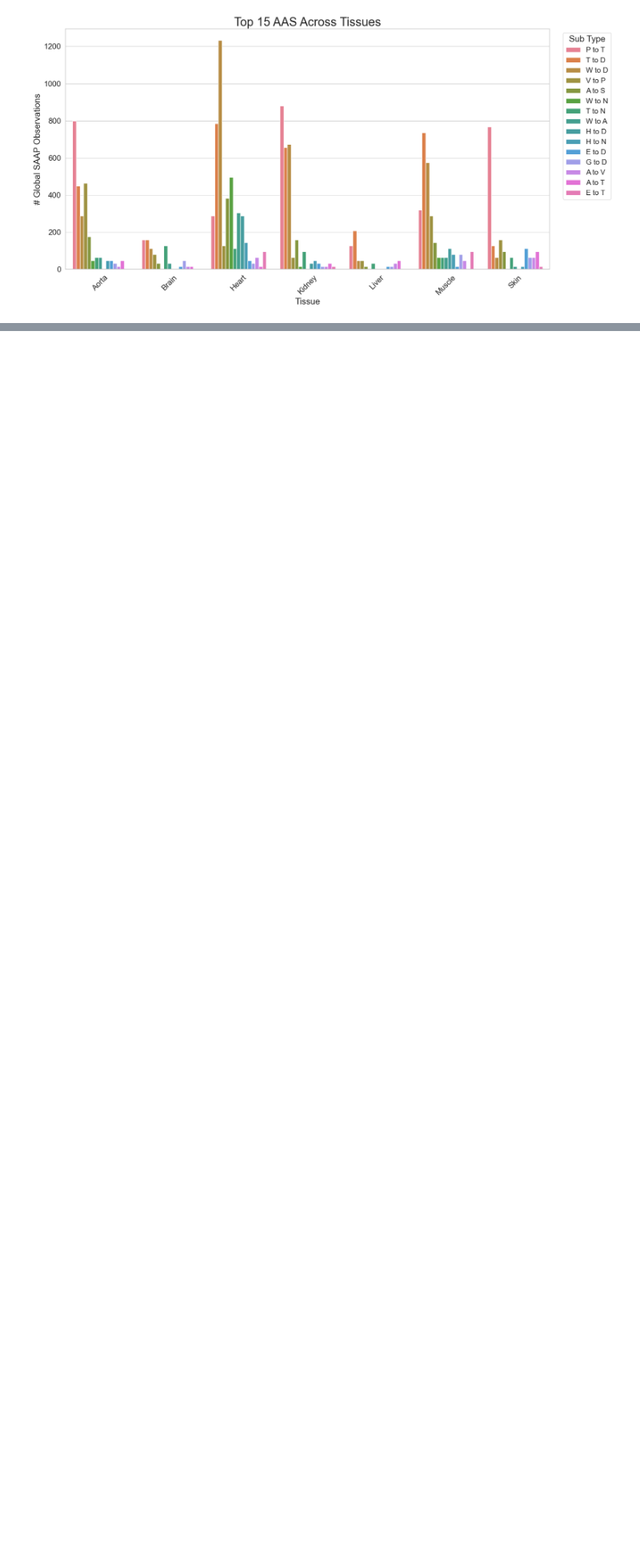
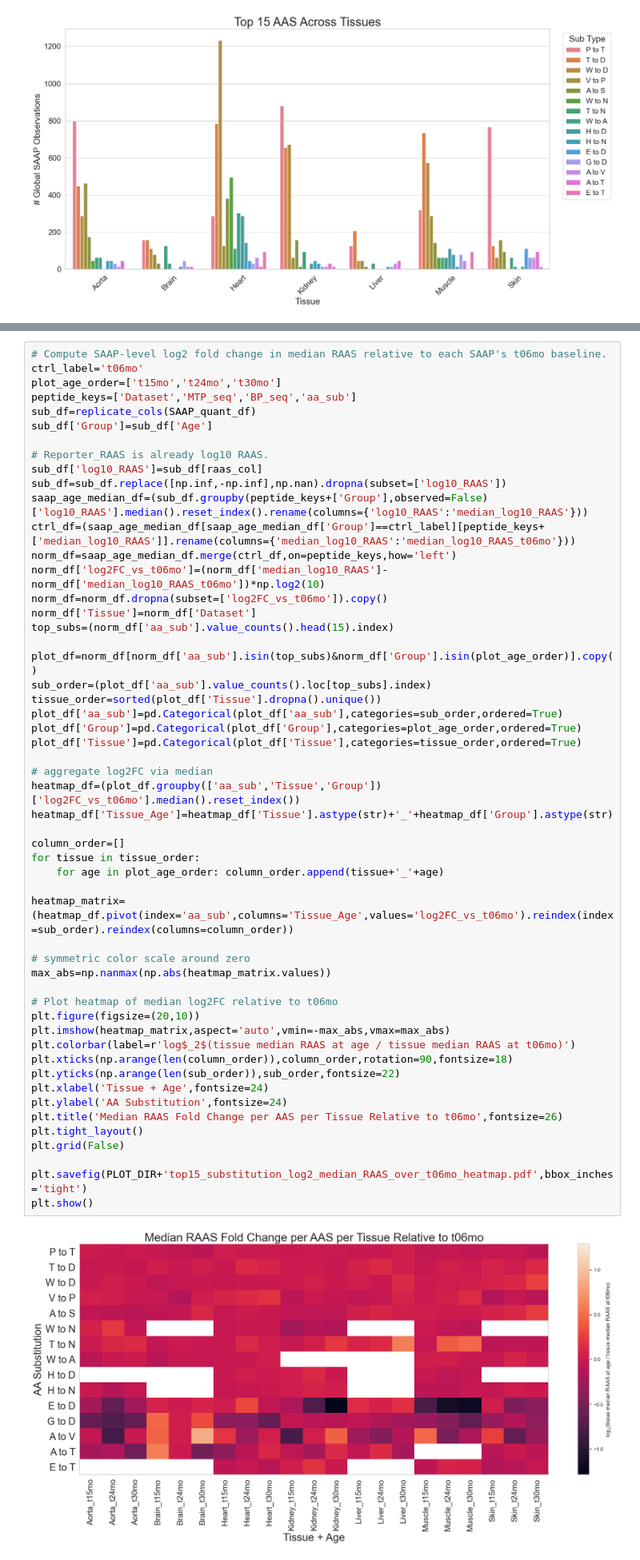
Before and after one commit to alexmaropakis/BrainDecode, a Jupyter notebook: Scripts/Analysis scripts/Alex_Analysis_Mouse_Pipeline.ipynb, the cells around one changed output, grey strips where cells are left out. Shown at 80% size. Drawn from its saved outputs; the diff is of its cells as text; blank space fills up the shorter version.

```diff
--- a/Scripts/Analysis scripts/Alex_Analysis_Mouse_Pipeline.ipynb
+++ b/Scripts/Analysis scripts/Alex_Analysis_Mouse_Pipeline.ipynb
@@ -1114,0 +1368,55 @@ expected = (row_total @ col_total) / grand_total
+# %%
+# Compute SAAP-level log2 fold change in median RAAS relative to each SAAP's t06mo baseline.
+ctrl_label='t06mo'
+plot_age_order=['t15mo','t24mo','t30mo']
+peptide_keys=['Dataset','MTP_seq','BP_seq','aa_sub']
+sub_df=replicate_cols(SAAP_quant_df)
+sub_df['Group']=sub_df['Age']
+
+# Reporter_RAAS is already log10 RAAS.
+sub_df['log10_RAAS']=sub_df[raas_col]
+sub_df=sub_df.replace([np.inf,-np.inf],np.nan).dropna(subset=['log10_RAAS'])
+saap_age_median_df=(sub_df.groupby(peptide_keys+['Group'],observed=False)['log10_RAAS'].median().reset_index().rename(columns={'log10_RAAS':'median_log10_RAAS'}))
+ctrl_df=(saap_age_median_df[saap_age_median_df['Group']==ctrl_label][peptide_keys+['median_log10_RAAS']].rename(columns={'median_log10_RAAS':'median_log10_RAAS_t06mo'}))
+norm_df=saap_age_median_df.merge(ctrl_df,on=peptide_keys,how='left')
+norm_df['log2FC_vs_t06mo']=(norm_df['median_log10_RAAS']-norm_df['median_log10_RAAS_t06mo'])*np.log2(10)
+norm_df=norm_df.dropna(subset=['log2FC_vs_t06mo']).copy()
+norm_df['Tissue']=norm_df['Dataset']
+top_subs=(norm_df['aa_sub'].value_counts().head(15).index)
+
+plot_df=norm_df[norm_df['aa_sub'].isin(top_subs)&norm_df['Group'].isin(plot_age_order)].copy()
+sub_order=(plot_df['aa_sub'].value_counts().loc[top_subs].index)
+tissue_order=sorted(plot_df['Tissue'].dropna().unique())
+plot_df['aa_sub']=pd.Categorical(plot_df['aa_sub'],categories=sub_order,ordered=True)
+plot_df['Group']=pd.Categorical(plot_df['Group'],categories=plot_age_order,ordered=True)
+plot_df['Tissue']=pd.Categorical(plot_df['Tissue'],categories=tissue_order,ordered=True)
+
+# aggregate log2FC via median
+heatmap_df=(plot_df.groupby(['aa_sub','Tissue','Group'])['log2FC_vs_t06mo'].median().reset_index())
+heatmap_df['Tissue_Age']=heatmap_df['Tissue'].astype(str)+'_'+heatmap_df['Group'].astype(str)
+
+column_order=[]
+for tissue in tissue_order:
+    for age in plot_age_order: column_order.append(tissue+'_'+age)
+
+heatmap_matrix=(heatmap_df.pivot(index='aa_sub',columns='Tissue_Age',values='log2FC_vs_t06mo').reindex(index=sub_order).reindex(columns=column_order))
+
+# symmetric color scale around zero
+max_abs=np.nanmax(np.abs(heatmap_matrix.values))
+
+# Plot heatmap of median log2FC relative to t06mo
+plt.figure(figsize=(20,10))
+plt.imshow(heatmap_matrix,aspect='auto',vmin=-max_abs,vmax=max_abs)
+plt.colorbar(label=r'log$_2$(tissue median RAAS at age / tissue median RAAS at t06mo)')
+plt.xticks(np.arange(len(column_order)),column_order,rotation=90,fontsize=18)
+plt.yticks(np.arange(len(sub_order)),sub_order,fontsize=22)
+plt.xlabel('Tissue + Age',fontsize=24)
+plt.ylabel('AA Substitution',fontsize=24)
+plt.title('Median RAAS Fold Change per AAS per Tissue Relative to t06mo',fontsize=26)
+plt.tight_layout()
+plt.grid(False)
+
+plt.savefig(PLOT_DIR+'top15_substitution_log2_median_RAAS_over_t06mo_heatmap.pdf',bbox_inches='tight')
+plt.show()
+# %% [output]
+[figure, added]
```
Also changed, not shown: parts of 8 cells of this notebook, 1 other file.
